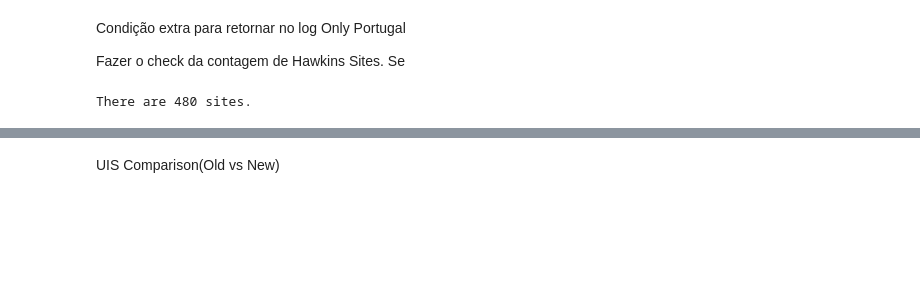
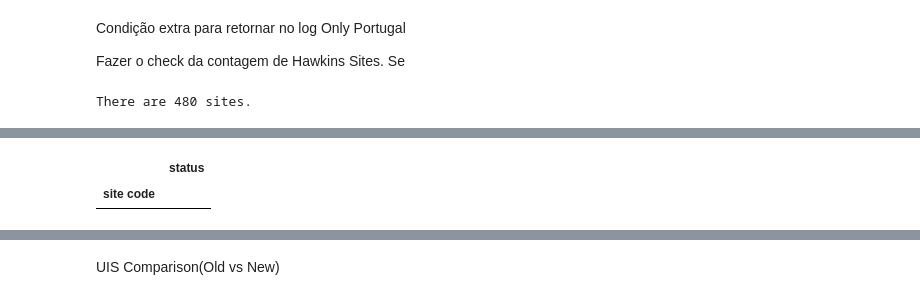
Before and after one commit to emerenan/xlsx_validation, a Jupyter notebook: pt_validations.ipynb, the cells around one changed output, grey strips where cells are left out. Saved outputs shown, nothing was run; the diff lists cells and outputs as text; code cells hidden in the pictures; blank space fills up the shorter version.

```diff
--- a/pt_validations.ipynb
+++ b/pt_validations.ipynb
@@ -1588,3 +382,79 @@ df_on_air
+# %%
+def check_picklist_v1(df,df_index,df_status, df_cols, picklist_dict):
+    from collections import defaultdict
+
+    df_picklist = df[df_cols].fillna('')
+    df_picklist = df_picklist.to_dict(orient='list')
+
+    new_dic = defaultdict(list)
+    """for id in df_picklist[df_index]:
+        if id not in new_dic.keys():
+            new_dic[df_index].append(id)"""
+
+    for column in set(picklist_dict.keys()):
+        for value in df_picklist[column]:
+            if value not in set(picklist_dict[column]):
+                if pd.isnull(value) or pd.isna(value) or value=='' or value=='nan':
+                    new_dic[column].append('Blank Value')
+                else:
+                    new_dic[column].append(f'Incorrect value: {value}')
+            else:
+                new_dic[column].append('Ok!')
+
+    df_errors = pd.DataFrame(new_dic)
+    df_errors = df_errors.replace('Ok!', np.nan)
+    df_errors[df_index] = [i for i in df[df_index]]
+    df_errors = df_errors.set_index(df_index)
+    df_errors = df_errors.dropna(how='all', axis=0)
+    df_errors = df_errors.dropna(how='all', axis=1)
+    df_errors = df_errors.reset_index()
+
+    df = df[[df_index, df_status]]
+    df_errors = pd.merge(df_errors,df, how='left', on=[df_index])
+    df_errors = df_errors.set_index(df_index)
+    df_errors = df_errors[[df_status]+ df_errors.columns[:-1].tolist()]
+    #df_errors = df_errors.reset_index()
+    return df_errors
+
+picklist_cols = ['Categorization by Transmission Sys', 'Core site type', 'Transmission Hub Site (YES/NO)',\
+                 'Transmission Hub Site (inc. with/without Shelters)','Transmission Site (inc. with/without Shelters)',\
+                 'Room configuration', 'Climate Control (YES/NO)', 'Power Supply ', 'Strategic Site (YES/NO)',\
+                 'Critical Site (YES/NO)', 'Is the Site a WIP site', '	NOS shared site (Yes/No)',\
+                 '	MEO shared site (Yes/No)', 'BTS Sites (Yes/No)', 'Sites_As_Metered_Estimated', 'Strategic_Site_Bucket', \
+                 'Critical_Site_Beyond_10', 'Legacy_Site_Agreement_Terminated(Yes/NO)', 'Decommissioned Sites(True/false)']
+
+picklists = {
+    'categorization by transmission sys': ['Macro','Macro+DAS', 'Public DAS','Repeater','Transmission'],
+    'core site type': ['Non Core', 'Case A', 'Case B'],
+    'transmission hub site (yes/no)': ['Yes','No'],
+    'transmission hub site (inc. with/without shelters)': ['Non Transmission Hub Site', 'With shelters', 'Without shelters'],
+    'transmission site (inc. with/without shelters)': ['Non Transmission Site', 'Without shelters'],
+    'room configuration': ['Outdoor', 'Indoor'],
+    'climate control (yes/no)': ['Yes; Indoor Air Conditioning','', 'No'],
+    'power supply ': ['AC','DC'],
+    'strategic site (yes/no)': ['Yes','No'],
+    'critical site (yes/no)': ['Yes','No'],
+    'is the site a wip site': ['Yes','No'],
+    '	nos shared site (yes/no)': ['Yes','No'],
+    '	meo shared site (yes/no)': ['Yes','No'],
+    'bts sites (yes/no)': ['Yes','No'],
+    'sites_as_metered_estimated': ['Estimated Model','Metered Model'],
+    'strategic_site_bucket': ['Yes - 0-5%','Non Strategic'],
+    'critical_site_beyond_10': ['Beyond 10%','Within 10%','Non Critical'],
+    'legacy_site_agreement_terminated(yes/no)': ['Yes','No'],
+    'decommissioned sites(true/false)': ['Yes','No']}
+
+picklist_cols = lower_str(picklist_cols)
+
+actives = towerdb[towerdb[tw_status]=='In Service']
+#df_picklist= check_picklist(towerdb,tw_index,tw_status, picklist_cols, picklists)
+df_picklist= check_picklist_v1(actives,tw_index,tw_status, picklist_cols, picklists)
+df_picklist
+#df_picklist_errors = check_picklist_3(tw ,twdb_index, picklists)
+#Tem errors
+# %% [output]
+|  | status |
+| site code |  |
 # %%
 """New Sites Check"""
 # Read msa files to match site code information from towerdb file
```
Also changed, not shown: parts of 43 cells of this notebook.
